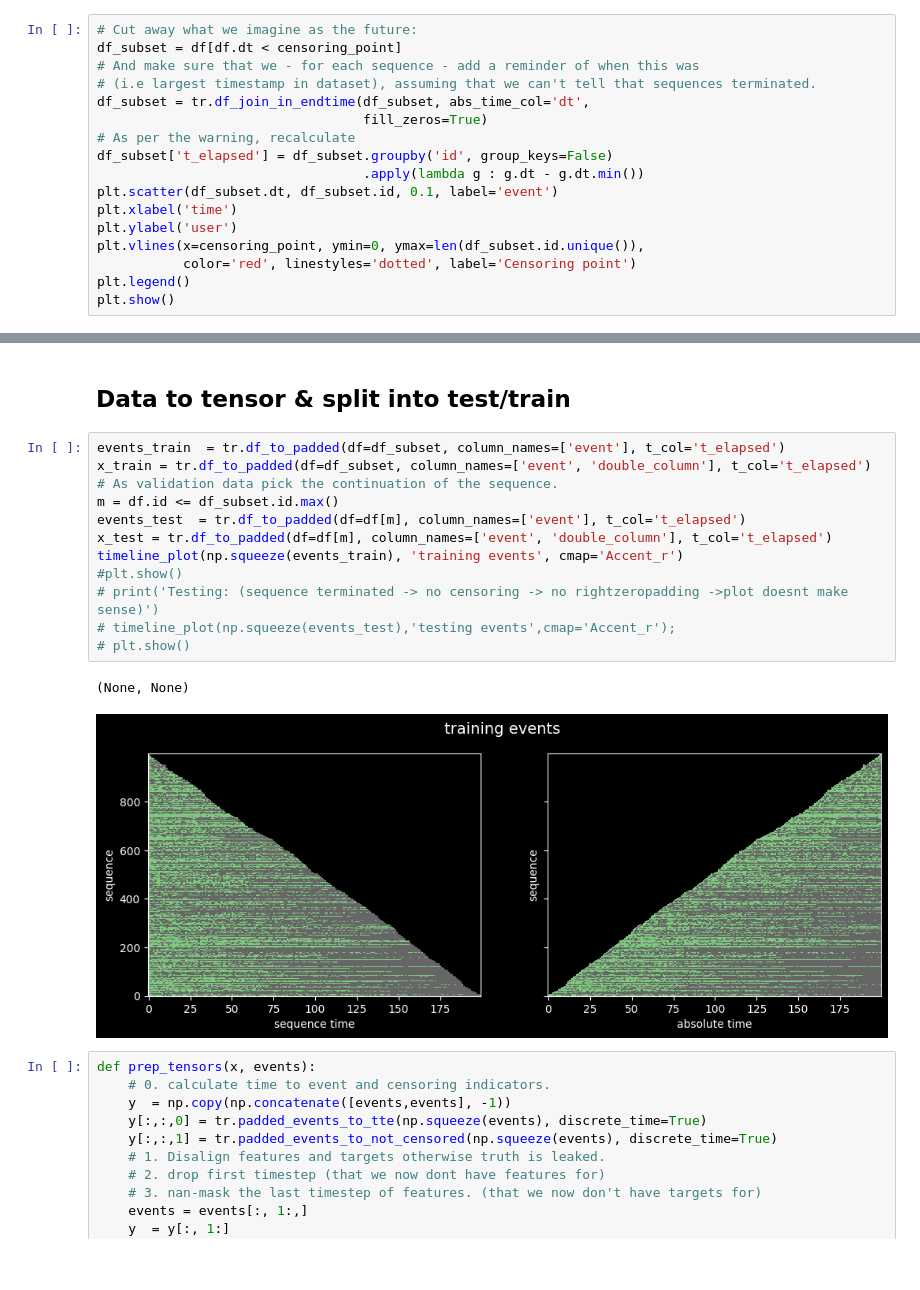
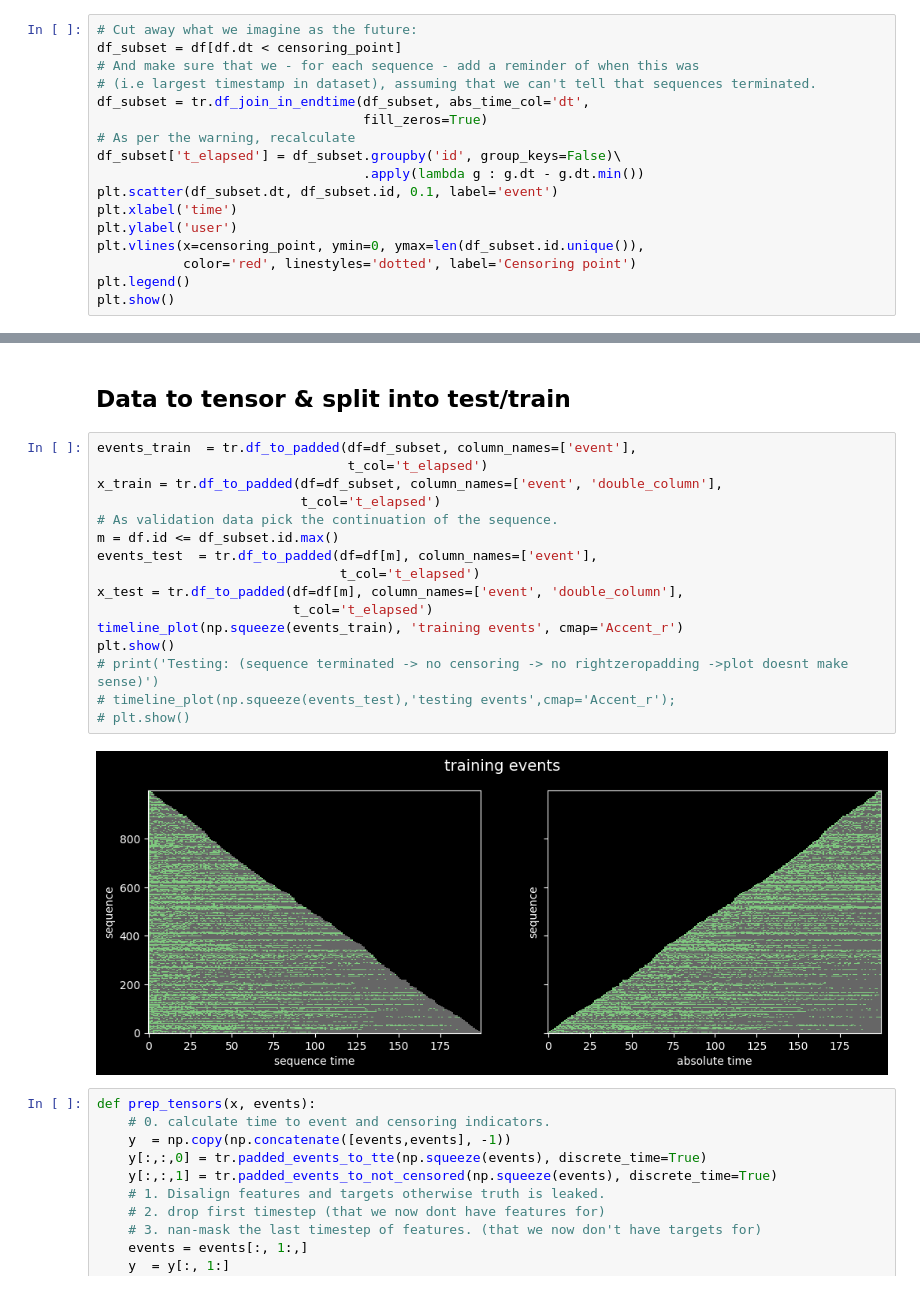
Before and after one commit to xxl4tomxu98/NASA-Jet-Engine-Maintenance, a Jupyter notebook: Survival Analysis/hello-world-datapipeline.ipynb, the cells around one changed output, grey strips where cells are left out. Saved outputs shown, nothing was run; the diff lists cells and outputs as text; blank space fills up the shorter version.

```diff
--- a/Survival Analysis/hello-world-datapipeline.ipynb
+++ b/Survival Analysis/hello-world-datapipeline.ipynb
@@ -72,7 +72,7 @@ df_subset = df[df.dt < censoring_point]
 df_subset = tr.df_join_in_endtime(df_subset, abs_time_col='dt',
                                   fill_zeros=True)
 # As per the warning, recalculate
-df_subset['t_elapsed'] = df_subset.groupby('id', group_keys=False)
+df_subset['t_elapsed'] = df_subset.groupby('id', group_keys=False)\
                                   .apply(lambda g : g.dt - g.dt.min())
 plt.scatter(df_subset.dt, df_subset.id, 0.1, label='event')
 plt.xlabel('time')
@@ -87,20 +87,23 @@ Warning: df has columns  ['t_elapsed', 't_ix'] , call `df_join_in_endtime` befor
 # %% [markdown]
 ## Data to tensor & split into test/train
 # %%
-events_train  = tr.df_to_padded(df=df_subset, column_names=['event'], t_col='t_elapsed')
-x_train = tr.df_to_padded(df=df_subset, column_names=['event', 'double_column'], t_col='t_elapsed')
+events_train  = tr.df_to_padded(df=df_subset, column_names=['event'],
+                                t_col='t_elapsed')
+x_train = tr.df_to_padded(df=df_subset, column_names=['event', 'double_column'],
+                          t_col='t_elapsed')
 # As validation data pick the continuation of the sequence.
 m = df.id <= df_subset.id.max()
-events_test  = tr.df_to_padded(df=df[m], column_names=['event'], t_col='t_elapsed')
-x_test = tr.df_to_padded(df=df[m], column_names=['event', 'double_column'], t_col='t_elapsed')
+events_test  = tr.df_to_padded(df=df[m], column_names=['event'],
+                               t_col='t_elapsed')
+x_test = tr.df_to_padded(df=df[m], column_names=['event', 'double_column'],
+                         t_col='t_elapsed')
 timeline_plot(np.squeeze(events_train), 'training events', cmap='Accent_r')
-#plt.show()
+plt.show()
 # print('Testing: (sequence terminated -> no censoring -> no rightzeropadding ->plot doesnt make sense)')
 # timeline_plot(np.squeeze(events_test),'testing events',cmap='Accent_r');
 # plt.show()
 # %% [output]
-(None, None)
-[figure, old version]
+[figure, new version]
 # %%
 def prep_tensors(x, events):
     # 0. calculate time to event and censoring indicators.
```
Also changed, not shown: parts of 1 cell of this notebook, 2 other files.
